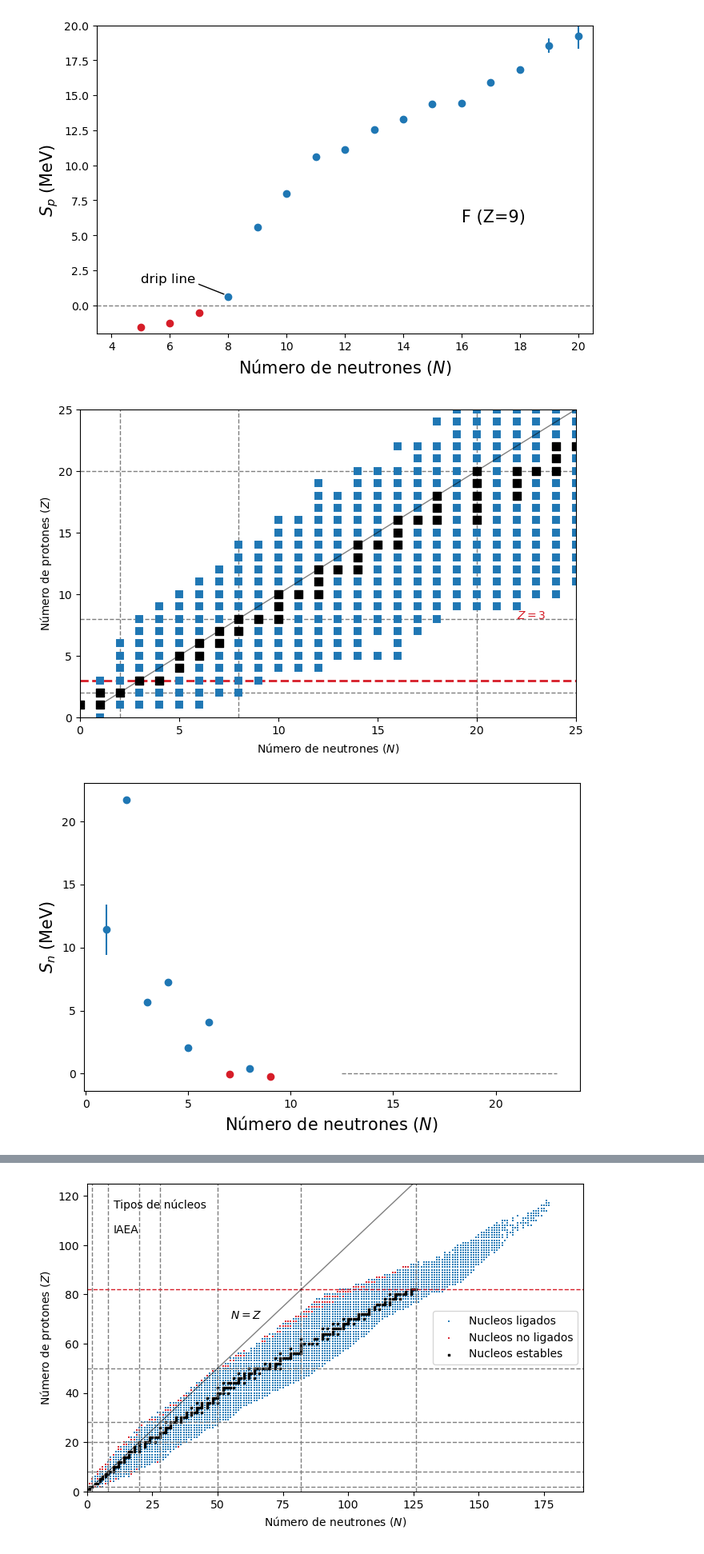
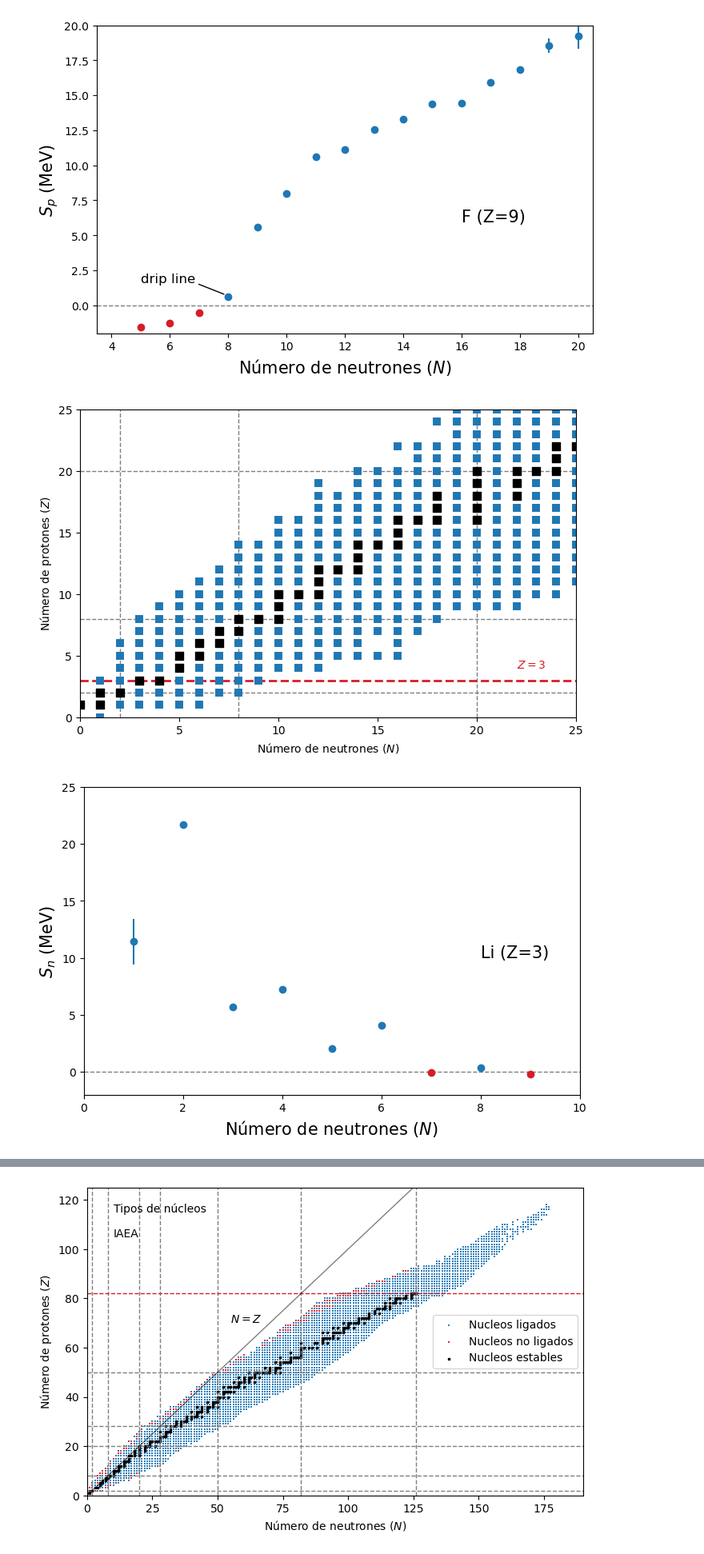
Before and after one commit to cefera/FNyP, a Jupyter notebook: Notebooks/Tema1.ipynb, the cells around one changed output, grey strips where cells are left out. Shown: that part at 80% size. Cells and saved outputs as stored; diff of their text form; code cells hidden in the pictures.

```diff
--- a/Notebooks/Tema1.ipynb
+++ b/Notebooks/Tema1.ipynb
@@ -380,44 +380,40 @@ df4 = dfFAn.loc[(dfFAn['sn'] < 0)]
 fig, ax = plt.subplots(nrows=1, ncols=1, figsize=(8,5))
 ax.set_xlabel(r'Número de neutrones ($N$)')
 ax.set_ylabel(r'Número de protones ($Z$)')
 ax.set_xlim((0,25))
 ax.set_ylim((0,25))
 plt.hlines( [2,8,20,28,50,126], 0, 190,colors=jpac_color[9], lw=1., linestyles='dashed',zorder=0)
 plt.vlines( [2,8,20,28,50,82,126], 0, 125,colors=jpac_color[9], lw=1., linestyles='dashed',zorder=0)
 plt.hlines( 3, 0, 25,colors=jpac_color[1], lw=2, linestyles='dashed',zorder=0)
-ax.plot(x,x,'-',lw=1,color=jpac_color[10],alpha=0.5)
-y = np.linspace(20,125,100)
-ax.text(22,8,r'$Z=3$',c=jpac_color[1],fontsize=10)
+ax.text(22,4,r'$Z=3$',c=jpac_color[1],fontsize=10)
 ax.scatter(df['n'],df['z'],marker='s',s=50, c=jpac_color[0],edgecolors='white',lw=0.05)
 ax.scatter(df_es['n'],df_es['z'],marker='s',s=50, c=jpac_color[10],zorder=1)
 plt.show()
 #fig.savefig('ValleEstabilidadIAEA_ZOOM_Li.pdf', bbox_inches='tight')
 
 fig = plt.figure(figsize=(8,5))
 plt.xlabel(r'Número de neutrones ($N$)',fontsize=15)
 plt.ylabel(r'$S_n$ (MeV)',fontsize=15)
-#plt.ylim((-2,10))
-#plt.xlim((12.5,23))
+plt.ylim((-2,25))
+plt.xlim((0,10))
 plt.hlines(0,0,10,colors=jpac_color[9], lw=1., linestyles='dashed')
 plt.errorbar(df3['n'], df3['sn']/1000,yerr=df3['unc_sn']/1000,fmt='o',c=jpac_color[0])
 plt.errorbar(df4['n'], df4['sn']/1000,yerr=df4['unc_sn']/1000,fmt='o',c=jpac_color[1])
-#plt.text(20,6,'Li (Z=3)',c=jpac_color[10],fontsize=15)
+plt.text(8,10,'Li (Z=3)',c=jpac_color[10],fontsize=15)
 plt.show()
 #fig.savefig('driplineN_Li.pdf', bbox_inches='tight')
 
 fig = plt.figure(figsize=(8,5))
 plt.xlabel(r'Número de neutrones ($N$)',fontsize=15)
 plt.ylabel(r'$S_p$ (MeV)',fontsize=15)
-#plt.ylim((-2,20))
-#plt.xlim((3.5,20.5))
-#plt.hlines(0,3.5,20.5,colors=jpac_color[9], lw=1., linestyles='dashed')
+plt.ylim((-5,20))
+plt.xlim((0,9))
+plt.hlines(0,0,9,colors=jpac_color[9], lw=1., linestyles='dashed')
 plt.errorbar(df1['n'], df1['sp']/1000,yerr=df1['unc_sp']/1000,fmt='o',c=jpac_color[0])
 plt.errorbar(df2['n'], df2['sp']/1000,yerr=df2['unc_sp']/1000,fmt='o',c=jpac_color[1])
-#plt.plot([7,7.85],[1.5,0.8],'-',lw=1,c=jpac_color[10])
-#plt.text(5,1.6,'drip line',c=jpac_color[10],fontsize=12)
-#plt.text(16,6,'Li (Z=3)',c=jpac_color[10],fontsize=15)
+plt.text(6,5,'Li (Z=3)',c=jpac_color[10],fontsize=15)
 plt.show()
 #fig.savefig('driplineP_Li.pdf', bbox_inches='tight')
 # %% [output]
-[figure, old version]
+[figure, new version]
-[figure, old version]
+[figure, new version]
```
Also changed, not shown: parts of 2 cells of this notebook.
